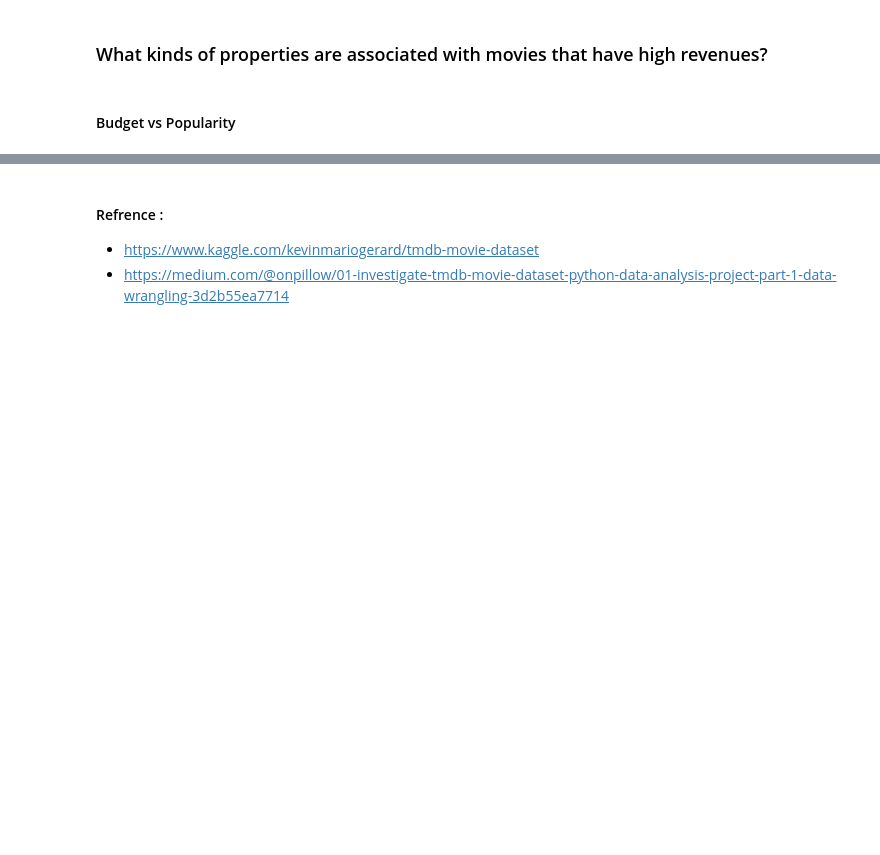
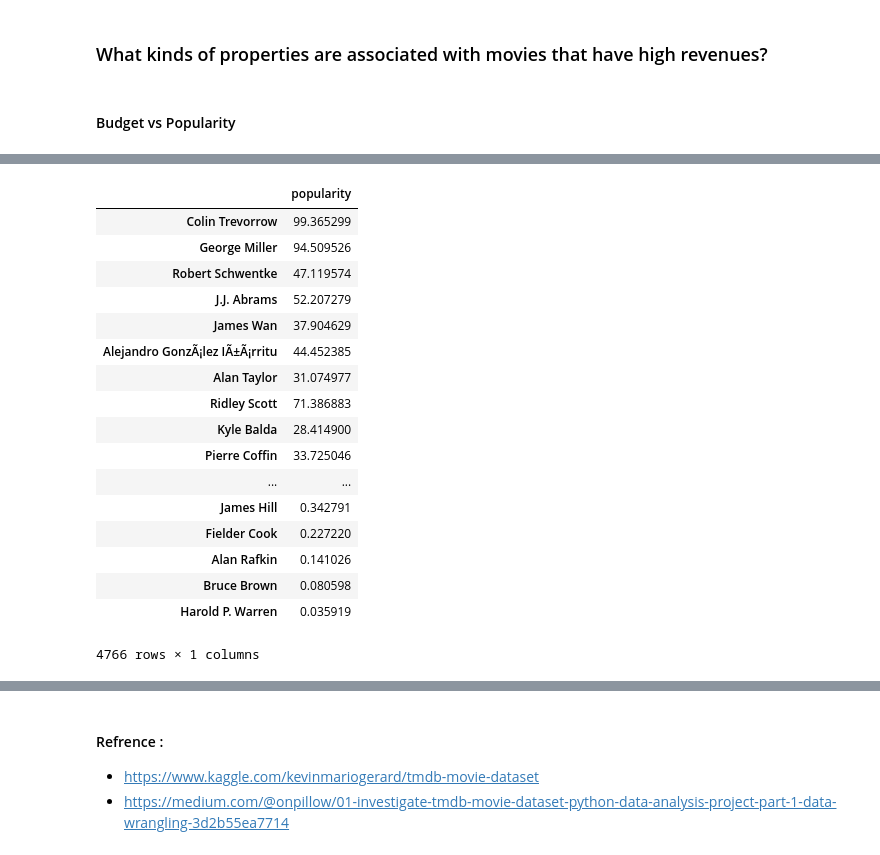
Before and after one commit to maikeffi/MLND_Investigate_Movie_db, a Jupyter notebook: investigate_movie_dataset.ipynb, the cells around one changed output, grey strips where cells are left out. Drawn from its saved outputs; the diff is of its cells as text; code cells hidden in the pictures; blank space fills up the shorter version.

```diff
--- a/investigate_movie_dataset.ipynb
+++ b/investigate_movie_dataset.ipynb
@@ -321,0 +317,27 @@ dtype: float64
+# %%
+for index, row in movie_df.iterrows():
+    if row['director'] is not np.nan:
+        for director in unique_director:
+            if director in row['director']:
+                director_df.loc[director] = director_df.loc[director] + row['popularity']
+
+director_df
+# %% [output]
+|  | popularity |
+| Colin Trevorrow | 99.365299 |
+| George Miller | 94.509526 |
+| Robert Schwentke | 47.119574 |
+| J.J. Abrams | 52.207279 |
+| James Wan | 37.904629 |
+| Alejandro GonzÃ¡lez IÃ±Ã¡rritu | 44.452385 |
+| Alan Taylor | 31.074977 |
+| Ridley Scott | 71.386883 |
+| Kyle Balda | 28.414900 |
+| Pierre Coffin | 33.725046 |
+| ... | ... |
+| James Hill | 0.342791 |
+| Fielder Cook | 0.227220 |
+| Alan Rafkin | 0.141026 |
+| Bruce Brown | 0.080598 |
+| Harold P. Warren | 0.035919 |
+4766 rows × 1 columns
```
Also changed, not shown: parts of 17 cells of this notebook.
